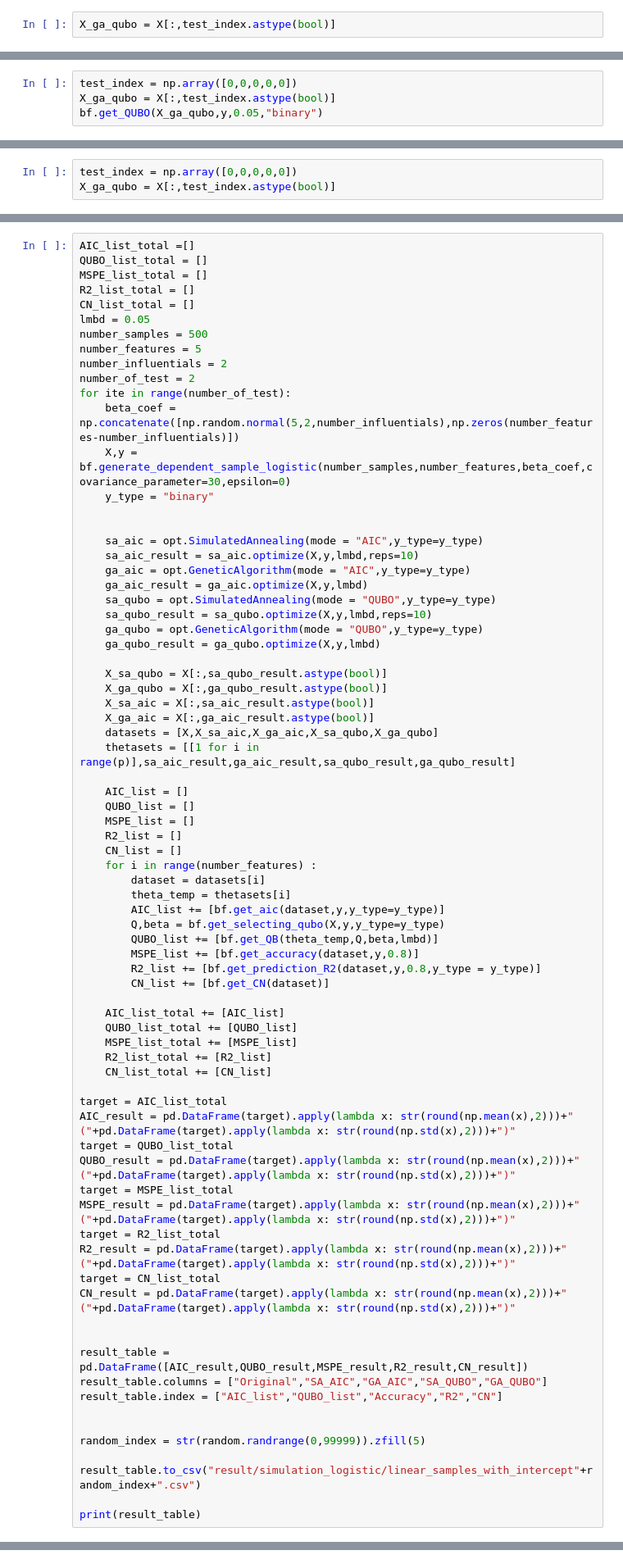
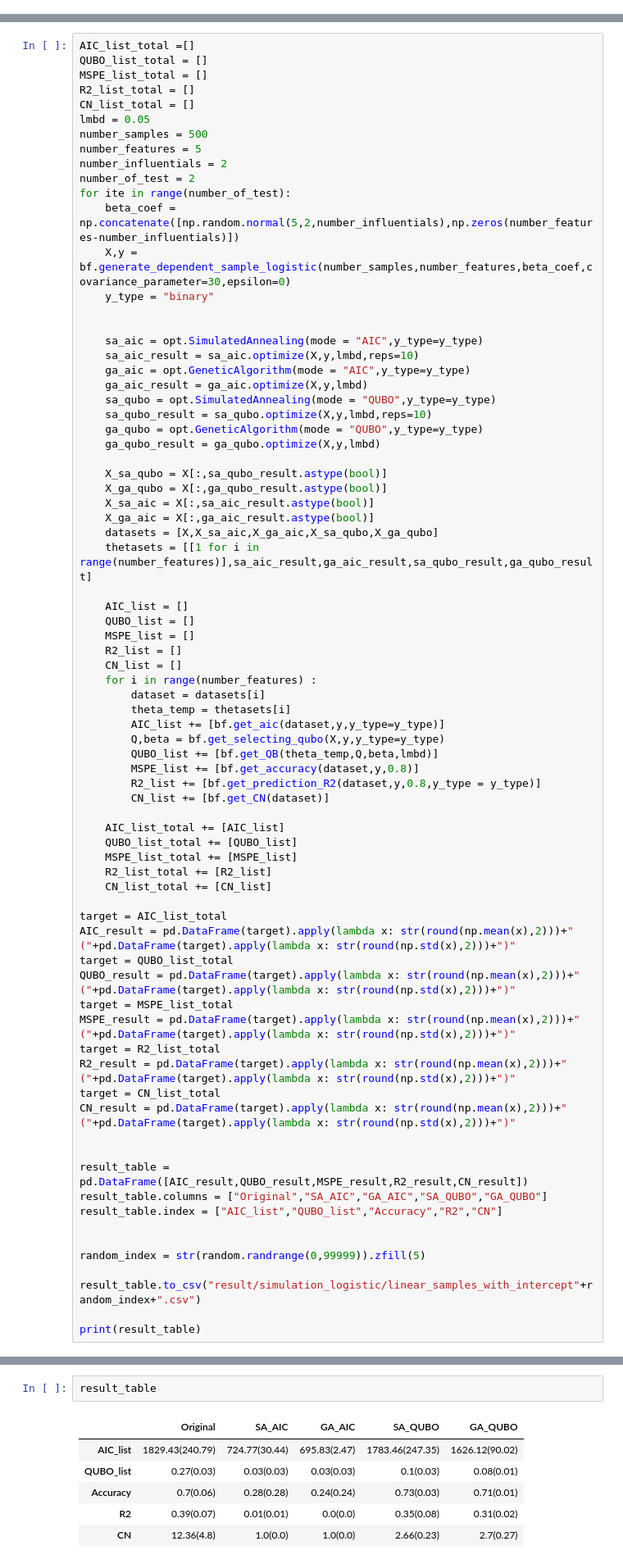
Before and after one commit to Korea-Quantum-Computing/QuantumVariableSelection, a Jupyter notebook: experiment/3.logistic_model.ipynb, the cells around one changed output, grey strips where cells are left out. Shown at 82% size. Saved outputs shown, nothing was run; the diff lists cells and outputs as text.

```diff
--- a/experiment/3.logistic_model.ipynb
+++ b/experiment/3.logistic_model.ipynb
@@ -79,2 +51,0 @@ array([1, 1, 0, 0, 0])
-# %%
-X_ga_qubo = X[:,test_index.astype(bool)]
@@ -85,4 +51,0 @@ False
-# %%
-test_index = np.array([0,0,0,0,0])
-X_ga_qubo = X[:,test_index.astype(bool)]
-bf.get_QUBO(X_ga_qubo,y,0.05,"binary")
@@ -91,3 +51,0 @@ bf.get_QUBO(X_ga_qubo,y,0.05,"binary")
-# %%
-test_index = np.array([0,0,0,0,0])
-X_ga_qubo = X[:,test_index.astype(bool)]
@@ -126,7 +80,7 @@ for ite in range(number_of_test):
     X_sa_aic = X[:,sa_aic_result.astype(bool)]
     X_ga_aic = X[:,ga_aic_result.astype(bool)]
     datasets = [X,X_sa_aic,X_ga_aic,X_sa_qubo,X_ga_qubo]
-    thetasets = [[1 for i in range(p)],sa_aic_result,ga_aic_result,sa_qubo_result,ga_qubo_result]
+    thetasets = [[1 for i in range(number_features)],sa_aic_result,ga_aic_result,sa_qubo_result,ga_qubo_result]
 
     AIC_list = []
     QUBO_list = []
@@ -175,0 +130,9 @@ ValueError: matmul: Input operand 1 has a mismatch in its core dimension 0, with
+# %%
+result_table
+# %% [output]
+|  | Original | SA_AIC | GA_AIC | SA_QUBO | GA_QUBO |
+| AIC_list | 1829.43(240.79) | 724.77(30.44) | 695.83(2.47) | 1783.46(247.35) | 1626.12(90.02) |
+| QUBO_list | 0.27(0.03) | 0.03(0.03) | 0.03(0.03) | 0.1(0.03) | 0.08(0.01) |
+| Accuracy | 0.7(0.06) | 0.28(0.28) | 0.24(0.24) | 0.73(0.03) | 0.71(0.01) |
+| R2 | 0.39(0.07) | 0.01(0.01) | 0.0(0.0) | 0.35(0.08) | 0.31(0.02) |
+| CN | 12.36(4.8) | 1.0(0.0) | 1.0(0.0) | 2.66(0.23) | 2.7(0.27) |
```
Also changed, not shown: parts of 11 cells of this notebook, 10 other files.
